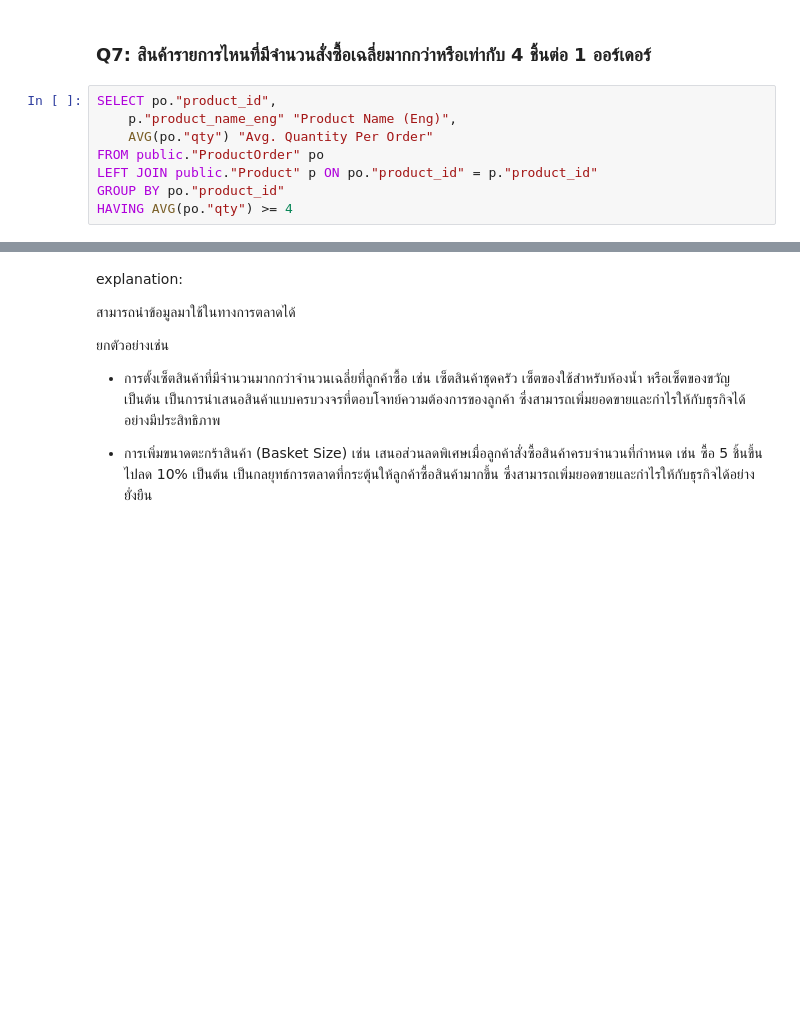
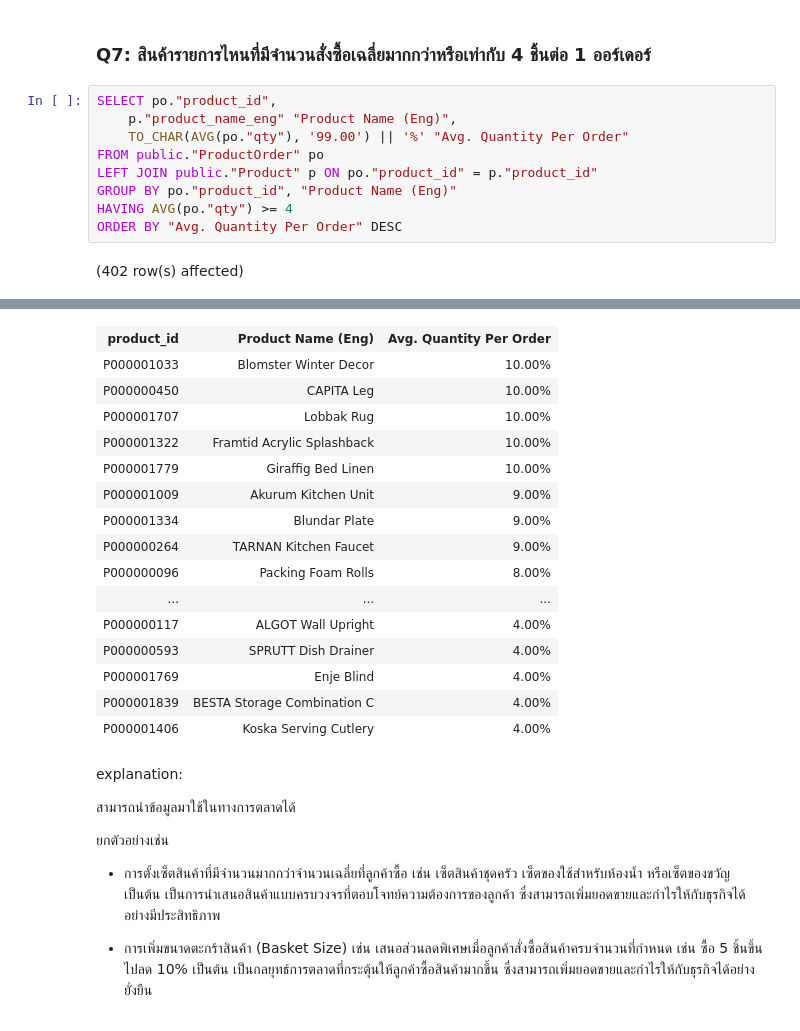
Before and after one commit to punnnnnnnnn/DB-IKEA, a Jupyter notebook: report-db-ikea-hk.ipynb, the cells around one changed output, grey strips where cells are left out. Cells and saved outputs as stored; diff of their text form; blank space fills up the shorter version.

```diff
--- a/report-db-ikea-hk.ipynb
+++ b/report-db-ikea-hk.ipynb
@@ -420,8 +420,11 @@ explanation:
 # %%
 SELECT po."product_id",
     p."product_name_eng" "Product Name (Eng)",
-    AVG(po."qty") "Avg. Quantity Per Order"
+    TO_CHAR(AVG(po."qty"), '99.00') || '%' "Avg. Quantity Per Order"
 FROM public."ProductOrder" po
 LEFT JOIN public."Product" p ON po."product_id" = p."product_id"
-GROUP BY po."product_id"
+GROUP BY po."product_id", "Product Name (Eng)"
 HAVING AVG(po."qty") >= 4
+ORDER BY "Avg. Quantity Per Order" DESC
+# %% [output]
+(402 row(s) affected)
@@ -428,3 +432,19 @@ HAVING AVG(po."qty") >= 4
+| product_id | Product Name (Eng) | Avg. Quantity Per Order |
+| P000001033 | Blomster Winter Decor | 10.00% |
+| P000000450 | CAPITA Leg | 10.00% |
+| P000001707 | Lobbak Rug | 10.00% |
+| P000001322 | Framtid Acrylic Splashback | 10.00% |
+| P000001779 | Giraffig Bed Linen | 10.00% |
+| P000001009 | Akurum Kitchen Unit | 9.00% |
+| P000001334 | Blundar Plate | 9.00% |
+| P000000264 | TARNAN Kitchen Faucet | 9.00% |
+| P000000096 | Packing Foam Rolls | 8.00% |
+| ... | ... | ... |
+| P000000117 | ALGOT Wall Upright | 4.00% |
+| P000000593 | SPRUTT Dish Drainer | 4.00% |
+| P000001769 | Enje Blind | 4.00% |
+| P000001839 | BESTA Storage Combination C | 4.00% |
+| P000001406 | Koska Serving Cutlery | 4.00% |
 # %% [markdown]
 explanation:
 
```
Also changed, not shown: parts of 1 cell of this notebook.
